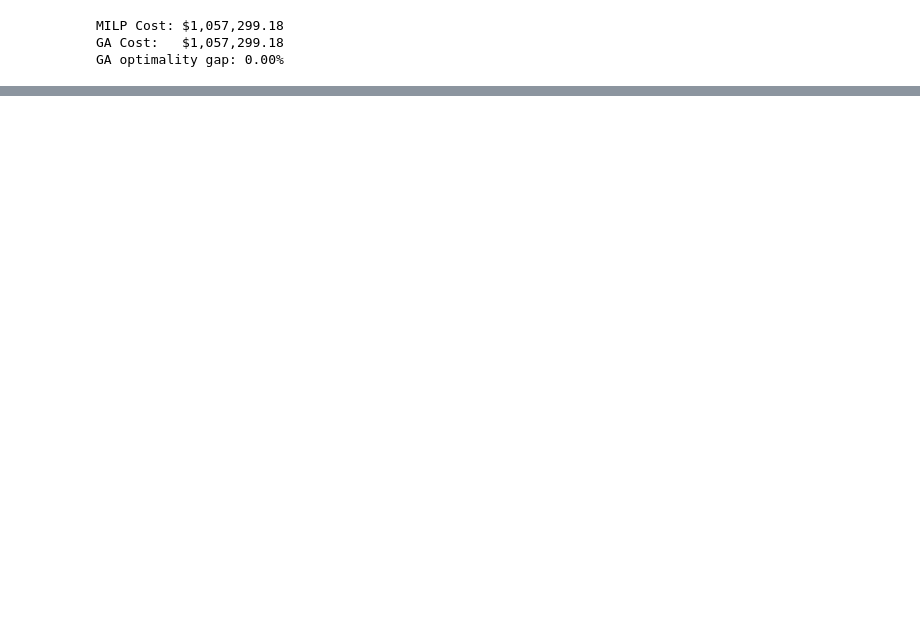
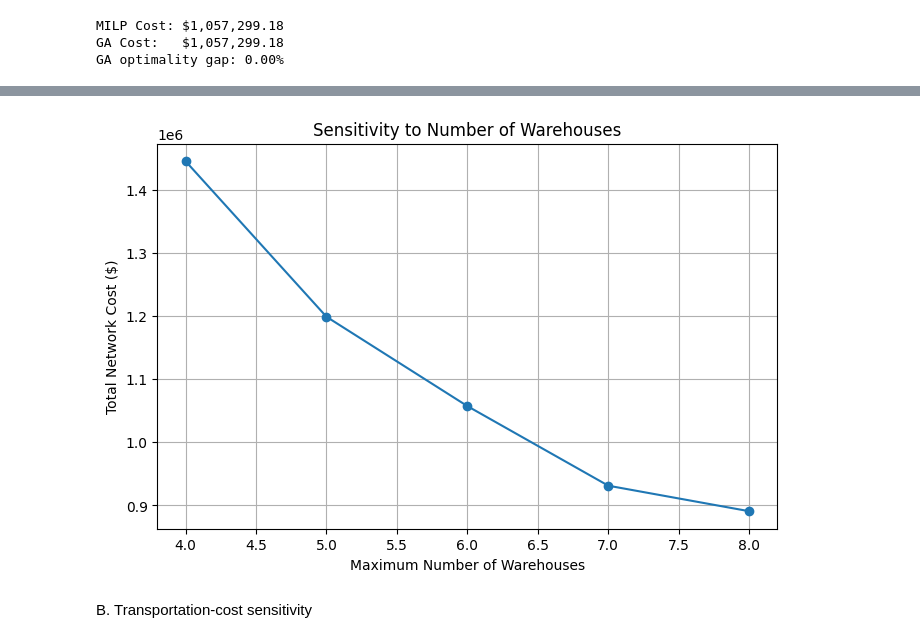
Before and after one commit to Ansarss/Ai_learning_experiments, a Jupyter notebook: Optimization_Techniques_Exercise_.ipynb, the cells around one changed output, grey strips where cells are left out. Drawn from its saved outputs; the diff is of its cells as text; code cells hidden in the pictures; blank space fills up the shorter version.

```diff
--- a/Optimization_Techniques_Exercise_.ipynb
+++ b/Optimization_Techniques_Exercise_.ipynb
@@ -1878,0 +2111,23 @@ plt.show()
+# %%
+valid_wh = warehouse_sensitivity[
+    warehouse_sensitivity["status"] == "Optimal"
+]
+
+plt.figure(figsize=(8, 5))
+
+plt.plot(
+    valid_wh["max_warehouses"],
+    valid_wh["total_cost"],
+    marker="o"
+)
+
+plt.xlabel("Maximum Number of Warehouses")
+plt.ylabel("Total Network Cost ($)")
+plt.title("Sensitivity to Number of Warehouses")
+plt.grid(True)
+
+plt.show()
+# %% [output]
+[figure, added]
+# %% [markdown]
+B. Transportation-cost sensitivity
```
Also changed, not shown: parts of 29 cells of this notebook.
